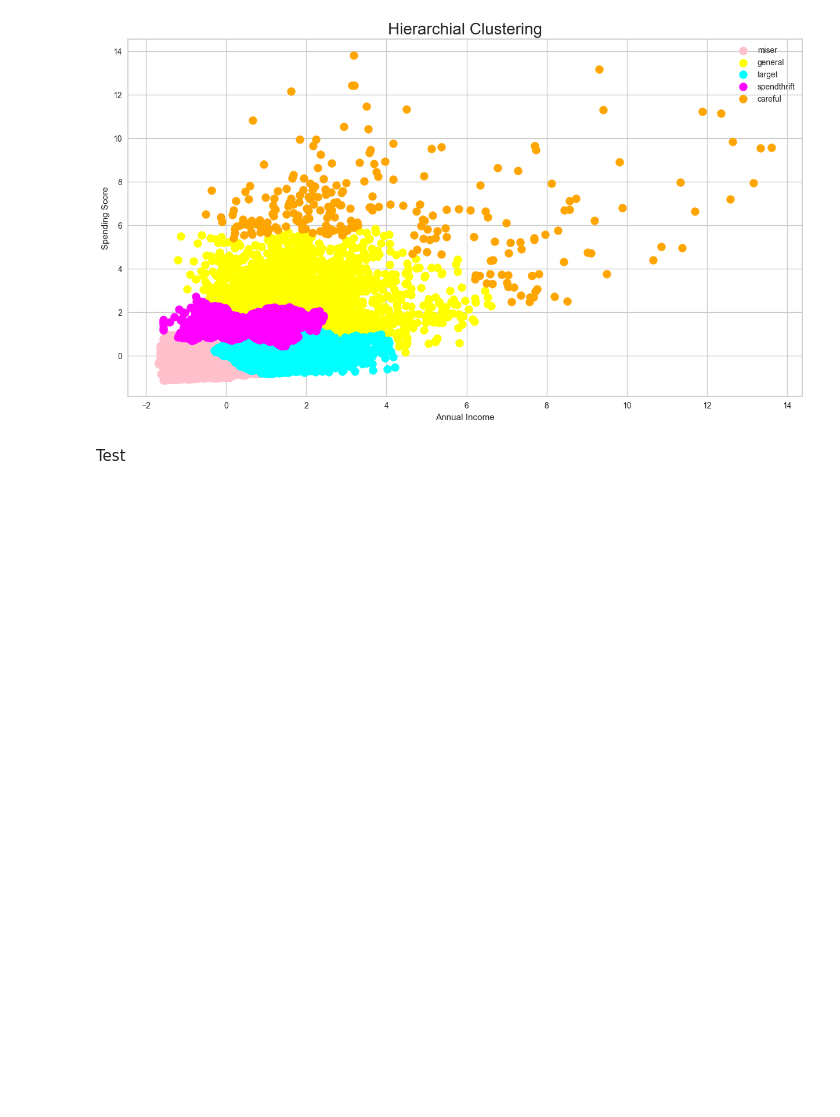
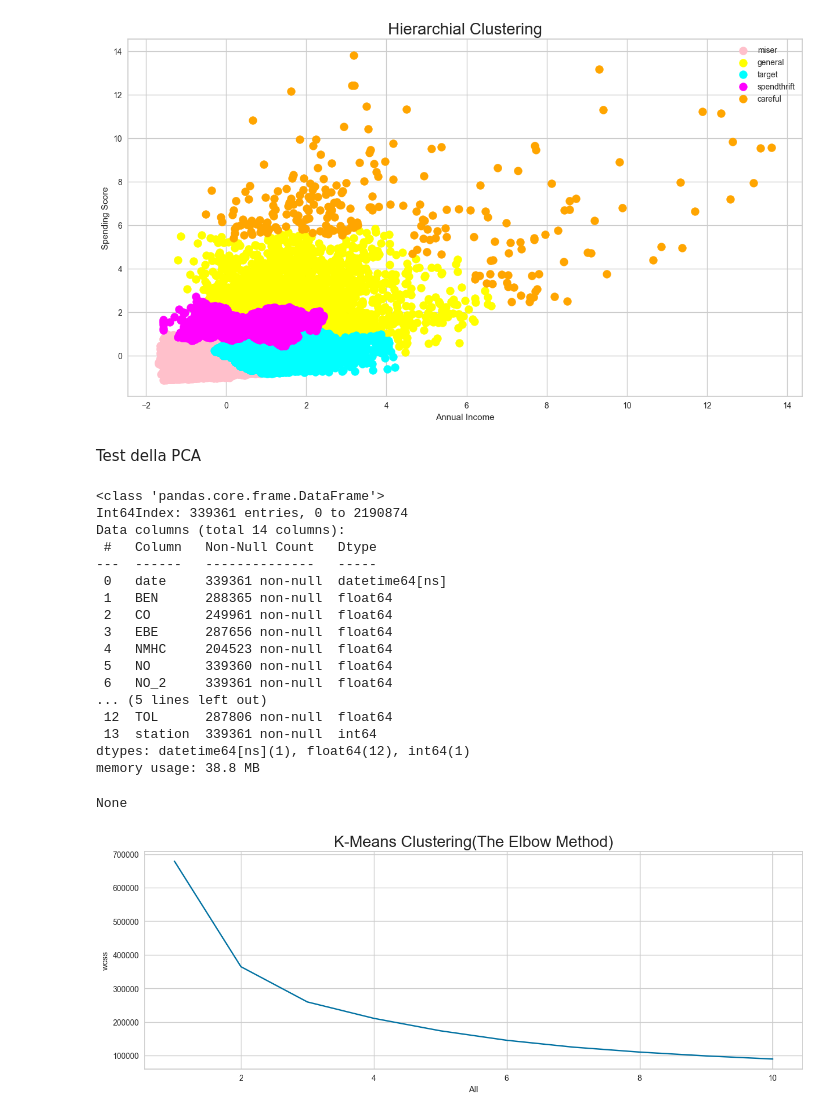
Before and after one commit to ChiaraAmalia/DataScience2Project, a Jupyter notebook: clusterJupy.ipynb, the cells around one changed output. Drawn from its saved outputs; the diff is of its cells as text; code cells hidden in the pictures; blank space fills up the shorter version.

```diff
--- a/clusterJupy.ipynb
+++ b/clusterJupy.ipynb
@@ -371,4 +371,52 @@ plt.show()
 # %% [output]
 [figure]
 # %% [markdown]
-Test
+Test della PCA
+# %%
+pre_clustering1 = dataset.loc[(dataset['NO_2'].notnull()) & (dataset['SO_2'].notnull()) & (dataset['PM10'].notnull()) & (dataset['PM25'].notnull())]
+display(pre_clustering1.info())
+clusteringLeo = pre_clustering1.iloc[:,[6,10]].values
+scaler = StandardScaler()
+scaler.fit(clusteringLeo)
+StandardScaler()
+clusteringLeo = scaler.transform(clusteringLeo)
+
+from sklearn.cluster import KMeans
+
+wcss = []
+for i in range(1, 11):
+    kmeans = KMeans(n_clusters = i, init = 'k-means++', max_iter = 300, n_init = 10, random_state = 0)
+    kmeans.fit(clusteringLeo)
+    wcss.append(kmeans.inertia_)
+
+plt.figure(figsize=(15,5))
+plt.plot(range(1, 11), wcss)
+plt.title('K-Means Clustering(The Elbow Method)', fontsize = 20)
+plt.xlabel('All')
+plt.ylabel('wcss')
+plt.show()
+
+from sklearn.decomposition import PCA
+
+pca = PCA(n_components=2, svd_solver="auto").fit(clusteringLeo)
+pca_x = pca.transform(clusteringLeo)
+# %% [output]
+<class 'pandas.core.frame.DataFrame'>
+Int64Index: 339361 entries, 0 to 2190874
+Data columns (total 14 columns):
+ #   Column   Non-Null Count   Dtype
+---  ------   --------------   -----
+ 0   date     339361 non-null  datetime64[ns]
+ 1   BEN      288365 non-null  float64
+ 2   CO       249961 non-null  float64
+ 3   EBE      287656 non-null  float64
+ 4   NMHC     204523 non-null  float64
+ 5   NO       339360 non-null  float64
+ 6   NO_2     339361 non-null  float64
+... (5 lines left out)
+ 12  TOL      287806 non-null  float64
+ 13  station  339361 non-null  int64
+dtypes: datetime64[ns](1), float64(12), int64(1)
+memory usage: 38.8 MB
+None
+[figure, added]
```
Also changed, not shown: parts of 5 cells of this notebook.
